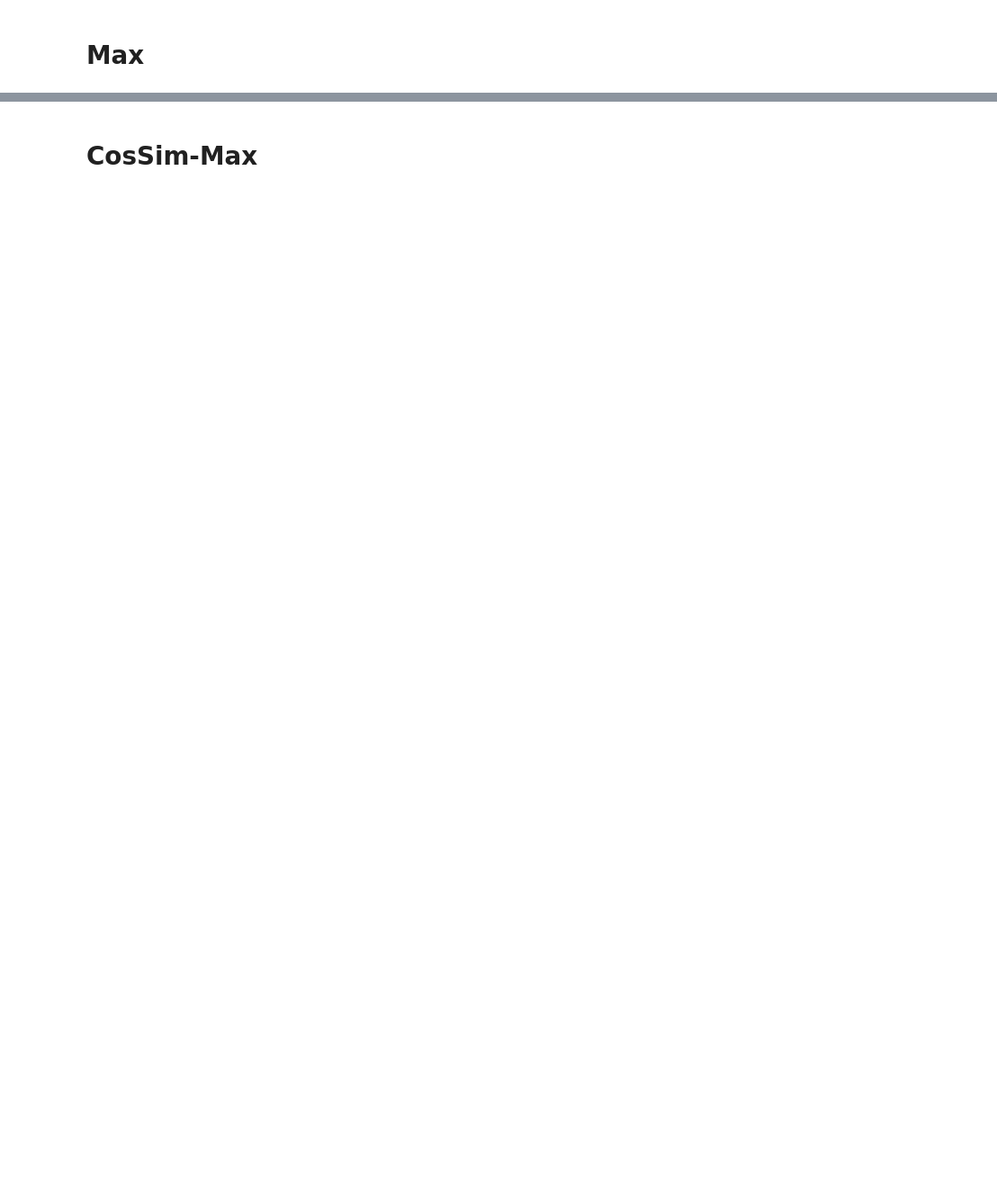
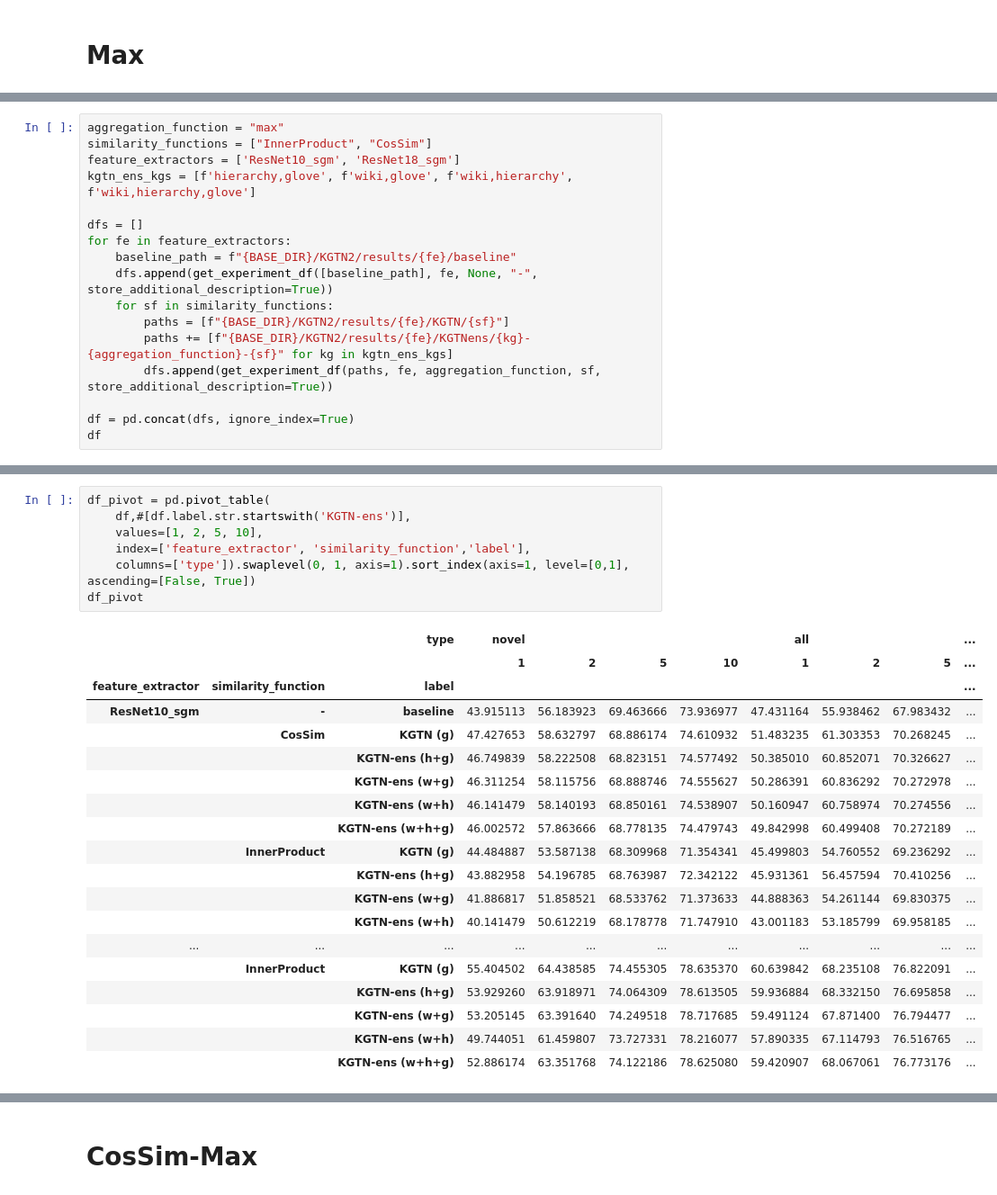
Before and after one commit to DominikFilipiak/KGTN-ens, a Jupyter notebook: notebooks/8_plots_kgtnens.ipynb, the cells around one changed output, grey strips where cells are left out. Shown: that part at 90% size. Drawn from its saved outputs; the diff is of its cells as text; blank space fills up the shorter version.

```diff
--- a/notebooks/8_plots_kgtnens.ipynb
+++ b/notebooks/8_plots_kgtnens.ipynb
@@ -252,0 +273,17 @@ df[df['type']=='all']
+# %%
+aggregation_function = "max"
+similarity_functions = ["InnerProduct", "CosSim"]
+feature_extractors = ['ResNet10_sgm', 'ResNet18_sgm']
+kgtn_ens_kgs = [f'hierarchy,glove', f'wiki,glove', f'wiki,hierarchy', f'wiki,hierarchy,glove']
+
+dfs = []
+for fe in feature_extractors:
+    baseline_path = f"{BASE_DIR}/KGTN2/results/{fe}/baseline"
+    dfs.append(get_experiment_df([baseline_path], fe, None, "-", store_additional_description=True))
+    for sf in similarity_functions:
+        paths = [f"{BASE_DIR}/KGTN2/results/{fe}/KGTN/{sf}"]
+        paths += [f"{BASE_DIR}/KGTN2/results/{fe}/KGTNens/{kg}-{aggregation_function}-{sf}" for kg in kgtn_ens_kgs]
+        dfs.append(get_experiment_df(paths, fe, aggregation_function, sf, store_additional_description=True))
+
+df = pd.concat(dfs, ignore_index=True)
+df
@@ -252,0 +308,27 @@ df[df['type']=='all']
+# %%
+df_pivot = pd.pivot_table(
+    df,#[df.label.str.startswith('KGTN-ens')],
+    values=[1, 2, 5, 10],
+    index=['feature_extractor', 'similarity_function','label'],
+    columns=['type']).swaplevel(0, 1, axis=1).sort_index(axis=1, level=[0,1], ascending=[False, True])
+df_pivot
+# %% [output]
+|  |  | type | novel |  |  |  | all |  |  | ... |
+|  |  |  | 1 | 2 | 5 | 10 | 1 | 2 | 5 | ... |
+| feature_extractor | similarity_function | label |  |  |  |  |  |  |  | ... |
+| ResNet10_sgm | - | baseline | 43.915113 | 56.183923 | 69.463666 | 73.936977 | 47.431164 | 55.938462 | 67.983432 | ... |
+|  | CosSim | KGTN (g) | 47.427653 | 58.632797 | 68.886174 | 74.610932 | 51.483235 | 61.303353 | 70.268245 | ... |
+|  |  | KGTN-ens (h+g) | 46.749839 | 58.222508 | 68.823151 | 74.577492 | 50.385010 | 60.852071 | 70.326627 | ... |
+|  |  | KGTN-ens (w+g) | 46.311254 | 58.115756 | 68.888746 | 74.555627 | 50.286391 | 60.836292 | 70.272978 | ... |
+|  |  | KGTN-ens (w+h) | 46.141479 | 58.140193 | 68.850161 | 74.538907 | 50.160947 | 60.758974 | 70.274556 | ... |
+|  |  | KGTN-ens (w+h+g) | 46.002572 | 57.863666 | 68.778135 | 74.479743 | 49.842998 | 60.499408 | 70.272189 | ... |
+|  | InnerProduct | KGTN (g) | 44.484887 | 53.587138 | 68.309968 | 71.354341 | 45.499803 | 54.760552 | 69.236292 | ... |
+|  |  | KGTN-ens (h+g) | 43.882958 | 54.196785 | 68.763987 | 72.342122 | 45.931361 | 56.457594 | 70.410256 | ... |
+|  |  | KGTN-ens (w+g) | 41.886817 | 51.858521 | 68.533762 | 71.373633 | 44.888363 | 54.261144 | 69.830375 | ... |
+|  |  | KGTN-ens (w+h) | 40.141479 | 50.612219 | 68.178778 | 71.747910 | 43.001183 | 53.185799 | 69.958185 | ... |
+| ... | ... | ... | ... | ... | ... | ... | ... | ... | ... | ... |
+|  | InnerProduct | KGTN (g) | 55.404502 | 64.438585 | 74.455305 | 78.635370 | 60.639842 | 68.235108 | 76.822091 | ... |
+|  |  | KGTN-ens (h+g) | 53.929260 | 63.918971 | 74.064309 | 78.613505 | 59.936884 | 68.332150 | 76.695858 | ... |
+|  |  | KGTN-ens (w+g) | 53.205145 | 63.391640 | 74.249518 | 78.717685 | 59.491124 | 67.871400 | 76.794477 | ... |
+|  |  | KGTN-ens (w+h) | 49.744051 | 61.459807 | 73.727331 | 78.216077 | 57.890335 | 67.114793 | 76.516765 | ... |
+|  |  | KGTN-ens (w+h+g) | 52.886174 | 63.351768 | 74.122186 | 78.625080 | 59.420907 | 68.067061 | 76.773176 | ... |
```
Also changed, not shown: parts of 18 cells of this notebook.
